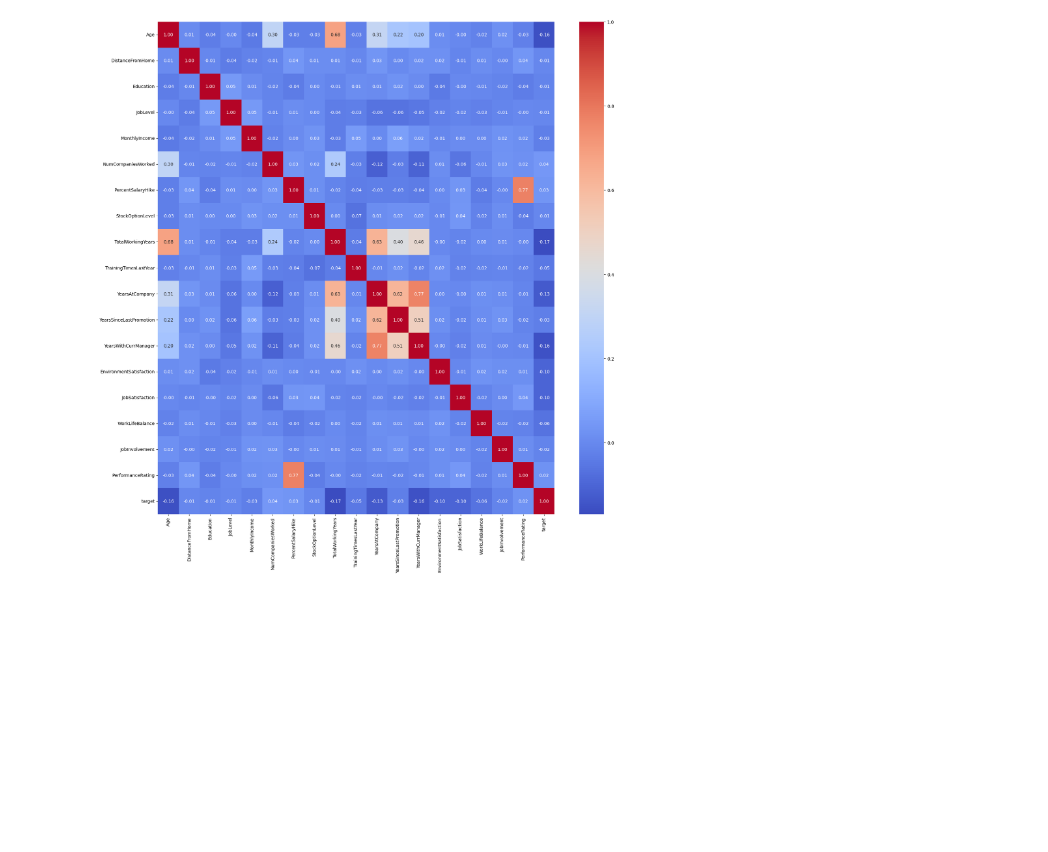
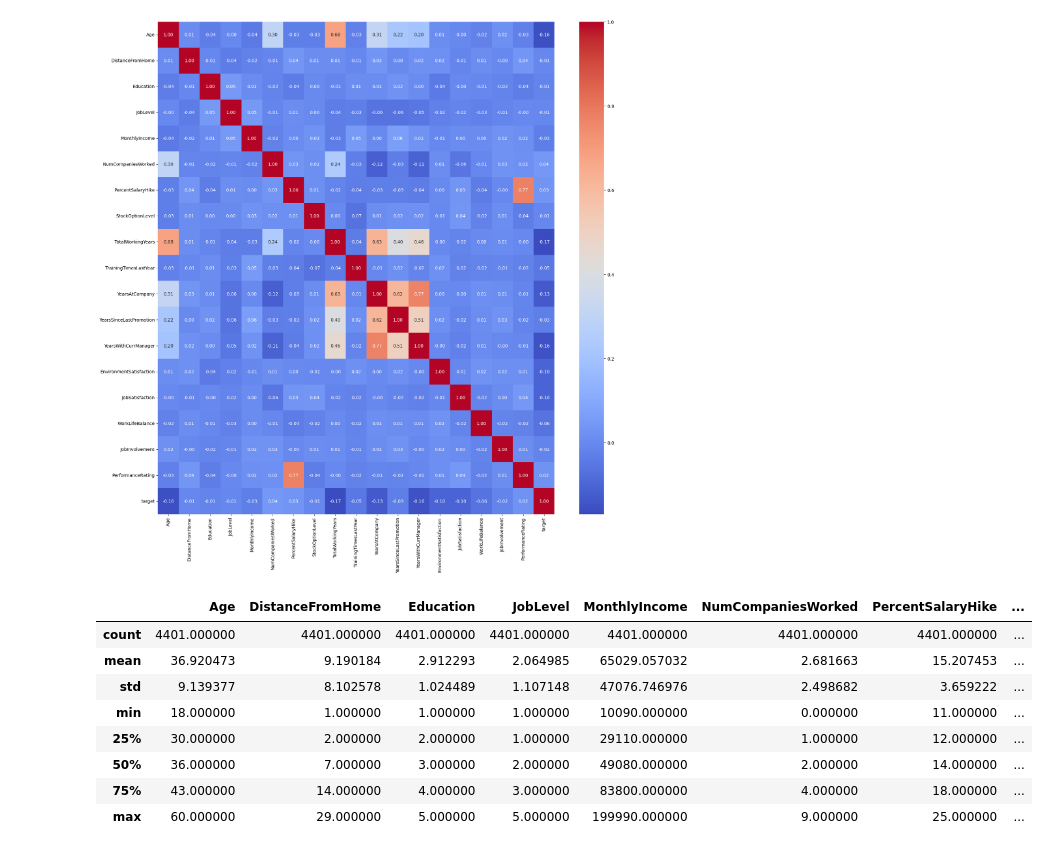
Before and after one commit to diegosaaval/human-resources, a Jupyter notebook: 2_data_exploration.ipynb, the cells around one changed output. Saved outputs shown, nothing was run; the diff lists cells and outputs as text; code cells hidden in the pictures; blank space fills up the shorter version.

```diff
--- a/2_data_exploration.ipynb
+++ b/2_data_exploration.ipynb
@@ -26,3 +26,15 @@ sns.heatmap(df.corr(numeric_only=True), annot=True, cmap="coolwarm", fmt=".2f")
 plt.show()
 # %% [output]
 [figure]
+# %%
+df.describe()
+# %% [output]
+|  | Age | DistanceFromHome | Education | JobLevel | MonthlyIncome | NumCompaniesWorked | PercentSalaryHike | ... |
+| count | 4401.000000 | 4401.000000 | 4401.000000 | 4401.000000 | 4401.000000 | 4401.000000 | 4401.000000 | ... |
+| mean | 36.920473 | 9.190184 | 2.912293 | 2.064985 | 65029.057032 | 2.681663 | 15.207453 | ... |
+| std | 9.139377 | 8.102578 | 1.024489 | 1.107148 | 47076.746976 | 2.498682 | 3.659222 | ... |
+| min | 18.000000 | 1.000000 | 1.000000 | 1.000000 | 10090.000000 | 0.000000 | 11.000000 | ... |
+| 25% | 30.000000 | 2.000000 | 2.000000 | 1.000000 | 29110.000000 | 1.000000 | 12.000000 | ... |
+| 50% | 36.000000 | 7.000000 | 3.000000 | 2.000000 | 49080.000000 | 2.000000 | 14.000000 | ... |
+| 75% | 43.000000 | 14.000000 | 4.000000 | 3.000000 | 83800.000000 | 4.000000 | 18.000000 | ... |
+| max | 60.000000 | 29.000000 | 5.000000 | 5.000000 | 199990.000000 | 9.000000 | 25.000000 | ... |
```
Also changed, not shown: parts of 6 cells of this notebook.
